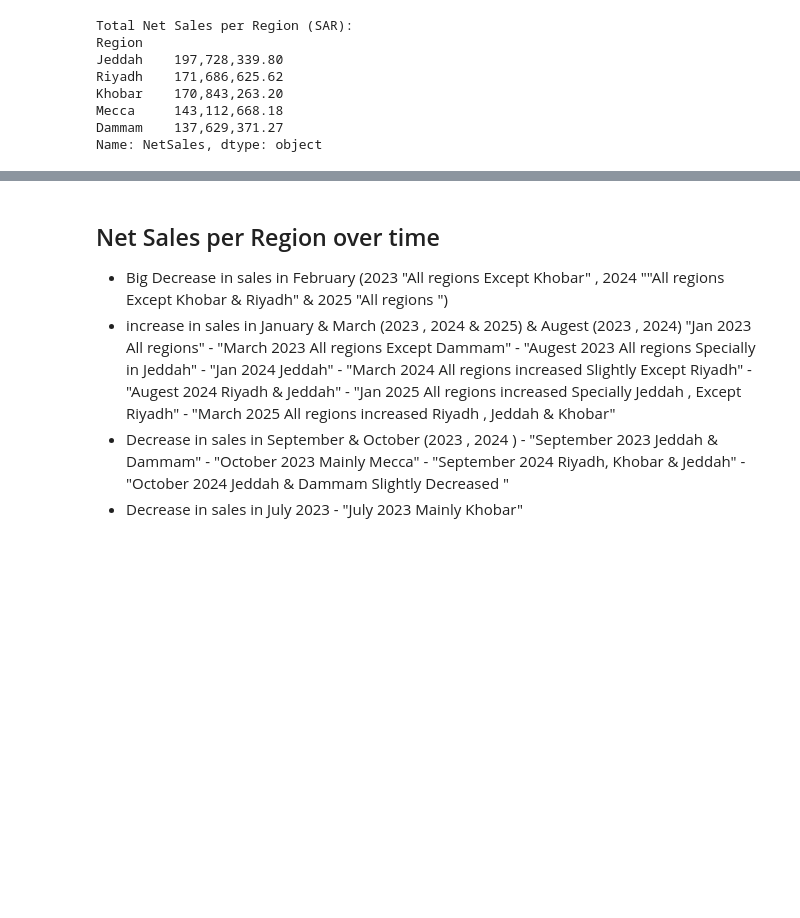
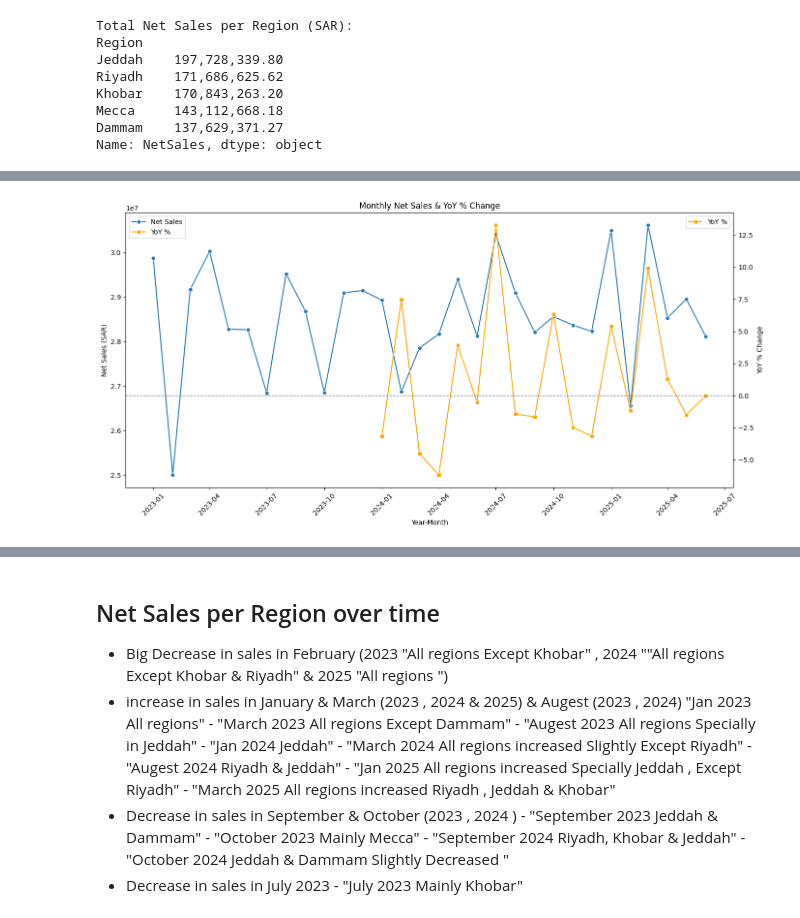
Before and after one commit to amr-salah92/Kenvue-Trade-Promo-Effectiveness-Report, a Jupyter notebook: Kenvue.ipynb, the cells around one changed output, grey strips where cells are left out. Cells and saved outputs as stored; diff of their text form; code cells hidden in the pictures; blank space fills up the shorter version.

```diff
--- a/Kenvue.ipynb
+++ b/Kenvue.ipynb
@@ -505,0 +544,27 @@ Name: NetSales, dtype: object
+# %%
+
+# Step 3: Plot Net Sales and YoY % on dual-axis chart
+fig, ax1 = plt.subplots(figsize=(14,7))
+
+# Line for Net Sales
+sns.lineplot(data=monthly_sales, x='YearMonth', y='NetSales', marker='o', ax=ax1, label='Net Sales')
+ax1.set_xlabel('Year-Month')
+ax1.set_ylabel('Net Sales (SAR)')
+ax1.tick_params(axis='x', rotation=45)
+
+# Secondary axis for YoY %
+ax2 = ax1.twinx()
+sns.lineplot(data=monthly_sales, x='YearMonth', y='YoY_%', marker='s', color='orange', ax=ax2, label='YoY %')
+ax2.set_ylabel('YoY % Change')
+ax2.axhline(0, color='gray', linestyle='--', linewidth=1)
+
+# Combine legends
+lines, labels = ax1.get_legend_handles_labels()
+lines2, labels2 = ax2.get_legend_handles_labels()
+ax1.legend(lines + lines2, labels + labels2, loc='upper left')
+
+plt.title('Monthly Net Sales & YoY % Change')
+plt.tight_layout()
+plt.show()
+# %% [output]
+[figure, added]
```
Also changed, not shown: parts of 43 cells of this notebook.
